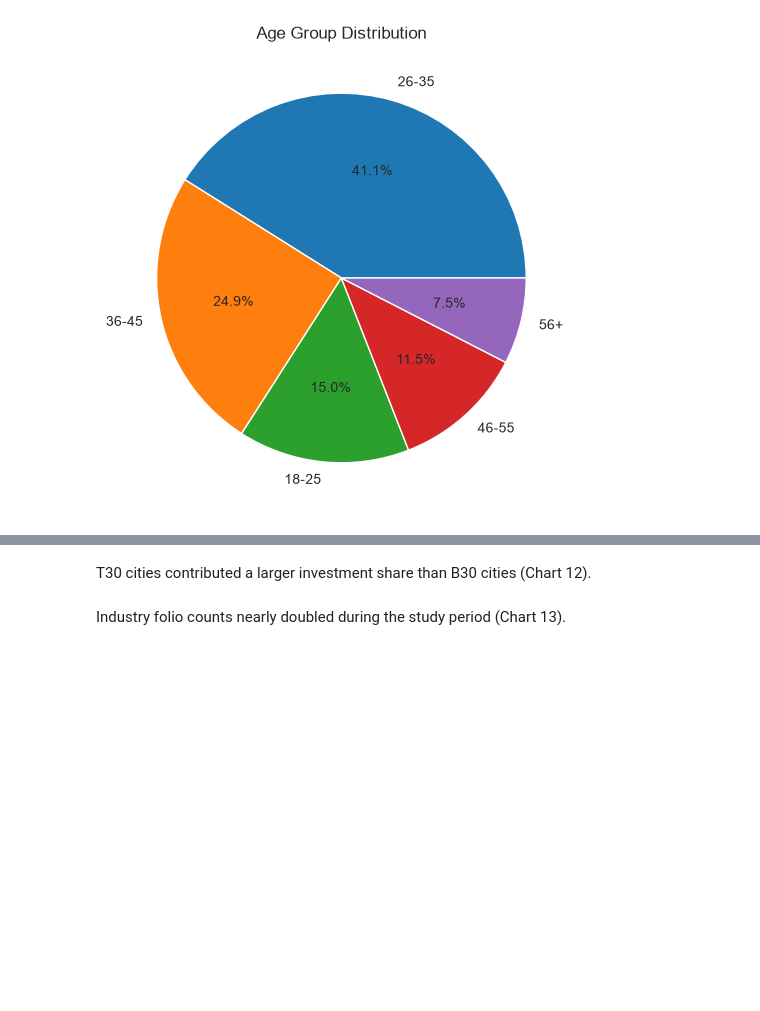
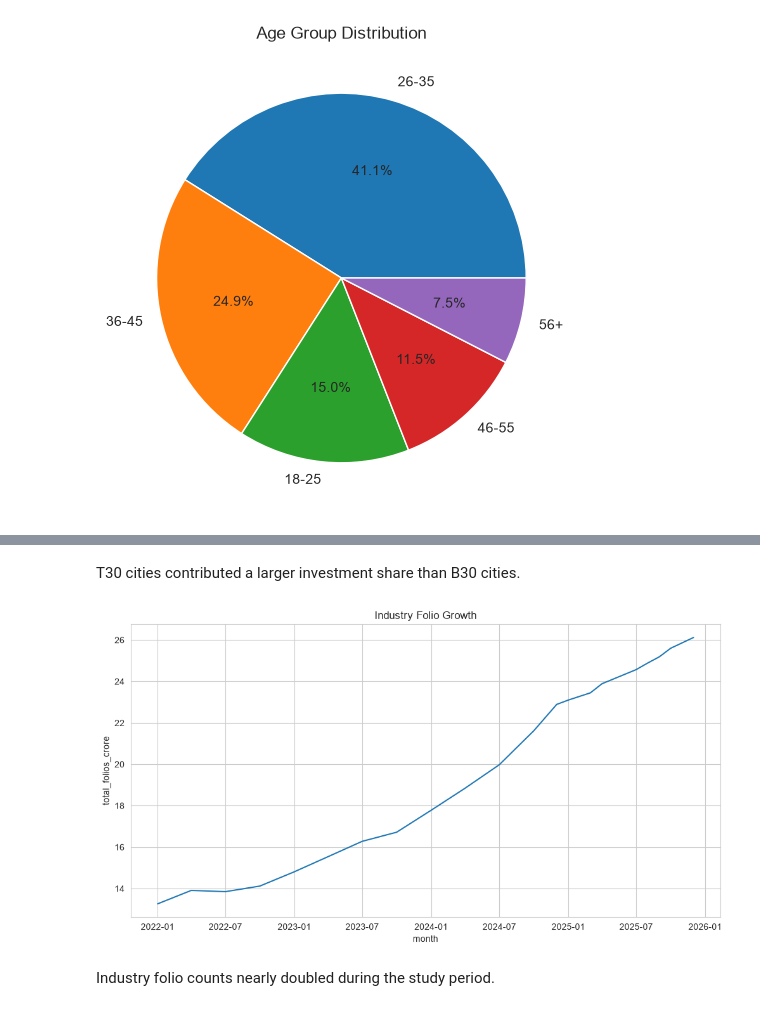
Before and after one commit to M-Sanjay-IND/mf-analytics, a Jupyter notebook: notebooks/EDA_analysis.ipynb, the cells around one changed output, grey strips where cells are left out. Drawn from its saved outputs; the diff is of its cells as text; code cells hidden in the pictures; blank space fills up the shorter version.

```diff
--- a/notebooks/EDA_analysis.ipynb
+++ b/notebooks/EDA_analysis.ipynb
@@ -205,13 +221,15 @@ plt.show()
 # %% [markdown]
-T30 cities contributed a larger investment share than B30 cities (Chart 12).
+T30 cities contributed a larger investment share than B30 cities.
 # %%
 folio['month'] = pd.to_datetime(folio['month'])
-sns.lineplot(data=folio, x='month', y='folio_count')
+sns.lineplot(data=folio, x='month', y='total_folios_crore')
 plt.title("Industry Folio Growth")
-plt.savefig("../reports/folio_growth.png", dpi=300)
+plt.savefig("../reports/eda_charts/folio_growth.png", dpi=300)
 plt.show()
+# %% [output]
+[figure, added]
 # %% [markdown]
-Industry folio counts nearly doubled during the study period (Chart 13).
+Industry folio counts nearly doubled during the study period.
 # %%
 selected = nav[nav['amfi_code'].isin(nav['amfi_code'].unique()[:10])]
 pivot = selected.pivot(index='date', columns='amfi_code', values='nav')
```
Also changed, not shown: parts of 35 cells of this notebook, 26 other files.
